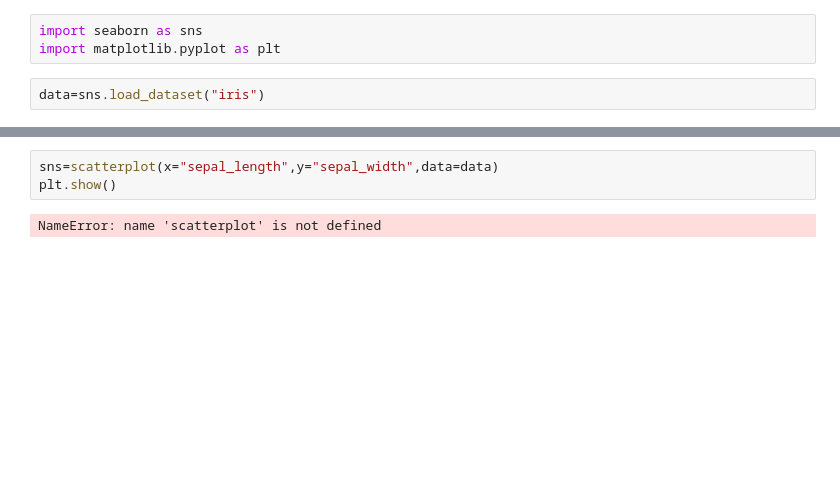
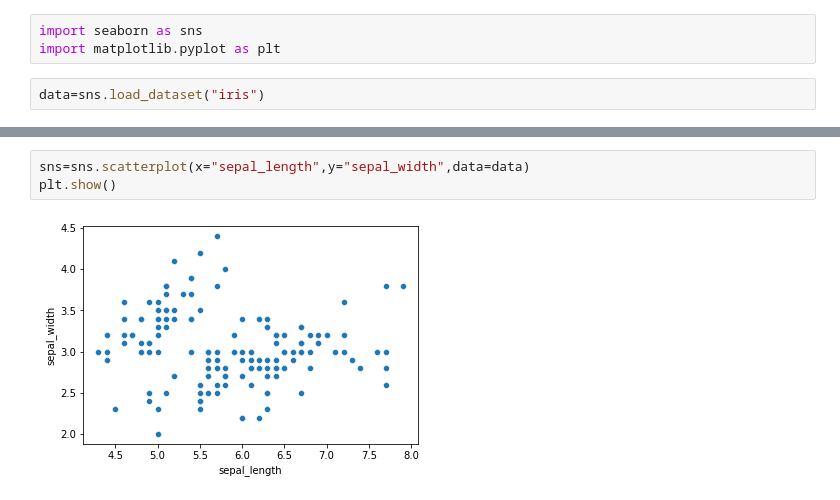
Before and after one commit to ChandanMayya/gclabpy, a Jupyter notebook: p10original.ipynb, the cells around one changed output, grey strips where cells are left out. Cells and saved outputs as stored; diff of their text form; blank space fills up the shorter version.

```diff
--- a/p10original.ipynb
+++ b/p10original.ipynb
@@ -17,6 +16,6 @@ NameError: name 'lineplot' is not defined
 # %%
-sns=scatterplot(x="sepal_length",y="sepal_width",data=data)
+sns=sns.scatterplot(x="sepal_length",y="sepal_width",data=data)
 plt.show()
 # %% [output]
-NameError: name 'scatterplot' is not defined
+[figure, added]
 # %%
```
Also changed, not shown: parts of 8 cells of this notebook, 3 other files.
